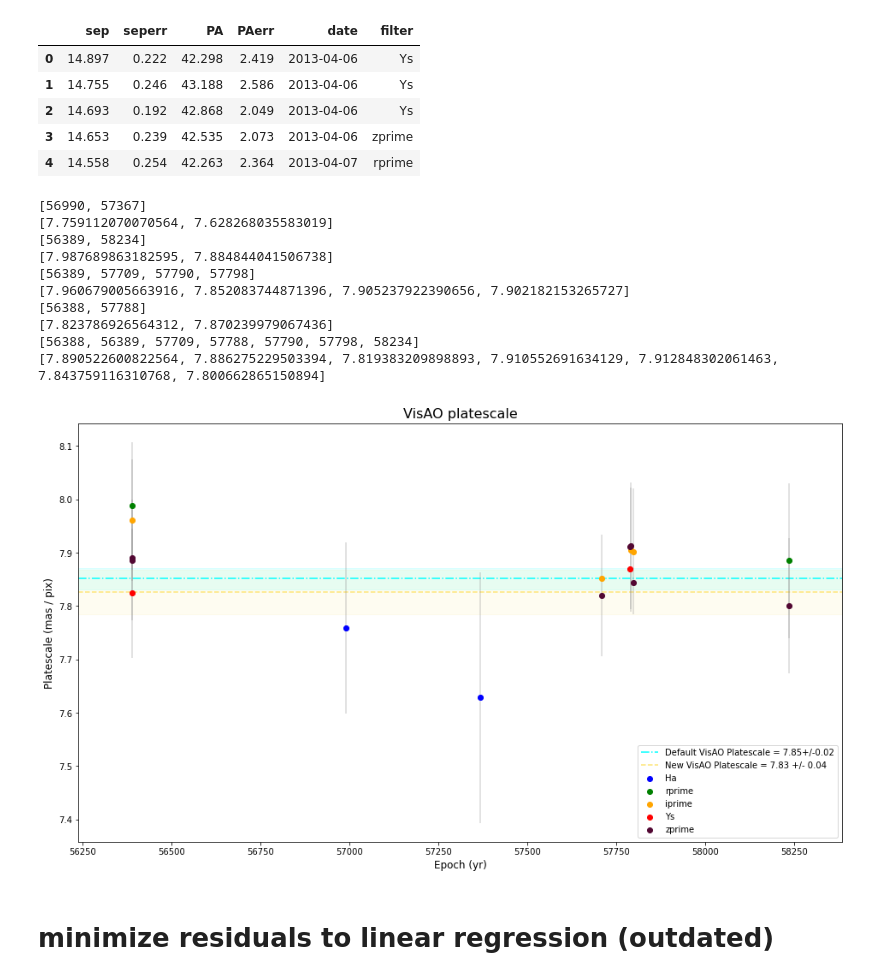
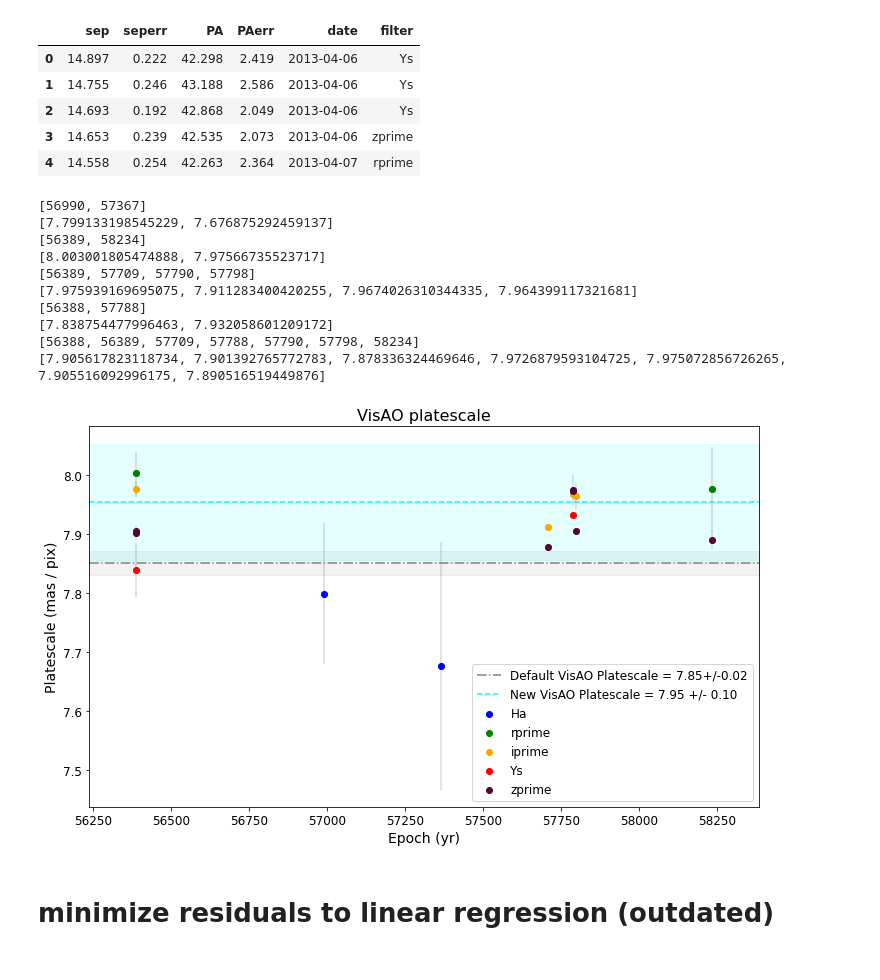
Before and after one commit to wbalmer/diskShapers, a Jupyter notebook: astroCalib/theta1ori_b2b3_orbitize.ipynb, the cells around one changed output. Drawn from its saved outputs; the diff is of its cells as text; code cells hidden in the pictures.

```diff
--- a/astroCalib/theta1ori_b2b3_orbitize.ipynb
+++ b/astroCalib/theta1ori_b2b3_orbitize.ipynb
@@ -73,7 +83,7 @@ my_driver.sampler.results.save_results(hdf5_filename)
 # Load Prev
 # %%
 # load in saved hdf5 result
-hdf5_filename = 'my_posterior.hdf5'#'b2b3_post_updateErr2.hdf5'
+hdf5_filename = 'b2b3_post_updateErr2.hdf5'
 from orbitize import results
 loaded_results = results.Results() # Create blank results object for loading
 loaded_results.load_results(hdf5_filename)
@@ -220,8 +231,8 @@ inc = data[:, 2]
 aop = data[:, 3]
 pan = data[:, 4]
 tau = data[:, 5]
-mtot = 5.5
-plx = 2.41
-ra, dec, vz = orbitize.kepler.calc_orbit(JDs, sma, ecc, inc, aop, pan, tau, plx, mtot, tau_ref_epoch=loaded_results.tau_ref_epoch)
+plxs = data[:, 6]
+mtots = data[:, 7]
+ra, dec, vz = orbitize.kepler.calc_orbit(JDs, sma, ecc, inc, aop, pan, tau, plxs, mtots, tau_ref_epoch=loaded_results.tau_ref_epoch)
 # %%
 # center of orbit distribution
@@ -361,21 +382,21 @@ for i in [best_pa_off[0][0]]:
     plt.figure(figsize=(9,6))
     plt.errorbar(epochs_yr_nirc, nircast['pa'], yerr=nircast['pa_err'], linestyle='None', marker='o', color='#520833', markersize=3, label='NIRC2')
     label = r'VisAO Corrected by $-'+str(round(best_pa_off[0][0],3))+'\pm'+str(round(best_pa_off[0][2],3))+'^\circ$'
-    plt.errorbar(epochs_yr, visP_new, yerr=visPe_new, linestyle='None', marker='x', color='#ff6c40', label=label)
+    plt.errorbar(epochs_yr, visP_new, yerr=visPe_new, linestyle='None', marker='x', color='#c72a40', label=label)
     plt.plot(x_fit, y_fit, color='#c72a40')
     plt.title('Best fit to minimized residual offset')
     plt.legend()
     plt.xlabel('Epoch')
     plt.ylabel(r'PA ($^\circ$)')
-    plt.savefig('quick_min_resid_fit.png')
+    plt.savefig('quick_min_resid_fit.png', dpi=300)
     plt.show()
     #
     plt.figure()
-    plt.errorbar(x=kekP, y=visP_new, xerr=kekPe, yerr=visPe_new, ls='none', color='#ff6c40')
-    plt.plot([221,229],[221,229], label=r'$y=x$', color='#c72a40')
+    plt.errorbar(x=kekP, y=visP_new, xerr=kekPe, yerr=visPe_new, ls='none', color='#c72a40')
+    plt.plot([221,229],[221,229], label=r'$y=x$', color='#c72a40', alpha=0.5)
     plt.title('NIRC2/orbitize! vs Corrected VisAO B2-B3 PA')
     plt.legend()
     plt.xlabel(r'NIRC2/orbitize! PA ($^\circ$)')
     plt.ylabel(r'Corrected VisAO PA ($^\circ$)')
-    plt.savefig('visao_pa_compare_corrected.png', dpi=200)
+    plt.savefig('visao_pa_compare_corrected.png', dpi=300)
 # %% [output]
@@ -402,14 +423,14 @@ outtable.to_clipboard()
 # %%
 outtable['pa_newdef'] = outtable['pa']-best_pa_off[:,0][0]
 
-newplate = np.average(outtable['platescale'], weights=outtable['plateweight']) # from google sheet
-newplate_err = 1/np.sqrt(np.sum(outtable['plateweight'])) # weighted is 0.0378315558, which seems like underestimation
+newplate = np.average(outtable['platescale'], weights=outtable['plateweight'])
+newplate_err = np.std(outtable['platescale'])#1/np.sqrt(np.sum(outtable['plateweight']))
 print('new platescale is: '+str(newplate)+'+/-'+str(newplate_err))
 newpa = -best_pa_off[0][0]
 newpaerr = round(best_pa_off[0][2],3)
 print('new pa-off is: '+str(newpa)+'+/-'+str(newpaerr))
 
-outtable['sep_newdef'] = outtable['sep']*7.94
+outtable['sep_newdef'] = outtable['sep']*newplate
 outtable['pa_err_newdef'] = np.sqrt(((outtable['pa_err'])**2)+((best_fit_err)**2))
-outtable['sep_err_newdef'] = outtable['sep_newdef']*np.sqrt(((outtable['sep_err']/outtable['sep'])**2)+((0.11/7.94)**2))
+outtable['sep_err_newdef'] = outtable['sep_newdef']*np.sqrt(((outtable['sep_err']/outtable['sep'])**2)+((newplate_err/newplate)**2))
 # %% [output]
@@ -728,7 +760,7 @@ for night in outtable['epoch']:
 from astropy.time import Time
 colors = ['blue', 'green', 'orange', 'red', '#520833']
 c = 0
-plt.figure(figsize=(16,9))
+plt.figure(figsize=(12,7))
 for wavel in filtdict.keys():
     filt = filtdict[wavel]
     clor = colors[c]
@@ -738,45 +770,45 @@ for wavel in filtdict.keys():
     platescalelisterr = []
     nights = []
     for night in filt.keys():
         expvals = expdict[night]
         vals = filt[night]
         sep = vals[0]
         seperr = vals[1]
         nights.append(night)
         platescale = expvals['sep']/sep
         platescalelist.append(platescale.to_list()[0])
         platescale_err = platescale*np.sqrt(((seperr/sep)**2)+((expvals['seperr']/expvals['sep'])**2))
         platescalelisterr.append(platescale_err.to_list()[0])
     print(nights)
     print(platescalelist)
     plt.errorbar(nights, platescalelist, yerr=platescalelisterr, color=clor, ecolor='grey', linestyle='', fmt='o', alpha=0.3, zorder=2)
     plt.scatter(nights, platescalelist, color=clor, label=filtname, zorder=3)
 
 x0, x1 = outtable['epoch'][0]-150, outtable['epoch'][8]+150
 xar = np.array([x0,x1])
-plt.fill_between(xar, np.zeros_like(xar)+7.8513-0.02, np.zeros_like(xar)+7.8513+0.02, color='#00FFFF', alpha=0.1, zorder=0)
-plt.plot(xar, np.zeros_like(xar)+7.8513, label='Default VisAO Platescale = 7.85+/-0.02', linestyle='dashdot', color='#00FFFF', zorder=1)
-newplatelabl = 'New VisAO Platescale = '+str(round(newplate,2))+' +/- '+str(round(newplate_err,2))
-plt.fill_between(xar, np.zeros_like(xar)+newplate-newplate_err, np.zeros_like(xar)+newplate+newplate_err, color='#fde577', alpha=0.1, zorder=0)
-plt.plot(xar, np.zeros_like(xar)+newplate, label=newplatelabl, linestyle='dashed', color='#fde577', zorder=1)
+plt.fill_between(xar, np.zeros_like(xar)+7.8513-0.02, np.zeros_like(xar)+7.8513+0.02, color='grey', alpha=0.1, zorder=0)
+plt.plot(xar, np.zeros_like(xar)+7.8513, label='Default VisAO Platescale = 7.85+/-0.02', linestyle='dashdot', color='grey', zorder=1)
+newplatelabl = 'New VisAO Platescale = '+str(round(newplate,2))+' +/- '+str(round(newplate_err,2))+'0'
+plt.fill_between(xar, np.zeros_like(xar)+newplate-newplate_err, np.zeros_like(xar)+newplate+newplate_err, color='#00FFFF', alpha=0.1, zorder=0)
+plt.plot(xar, np.zeros_like(xar)+newplate, label=newplatelabl, linestyle='dashed', color='#00FFFF', zorder=1)
 plt.legend(loc='lower right')
 plt.xlim(x0, x1)
 plt.title('VisAO platescale')
 plt.xlabel('Epoch (yr)')
 plt.ylabel('Platescale (mas / pix)')
-plt.savefig('platescale_across epoch.png')
+plt.savefig('platescale_across epoch.png', dpi=300)
 # %% [output]
 [56990, 57367]
-[7.759112070070564, 7.628268035583019]
+[7.799133198545229, 7.676875292459137]
 [56389, 58234]
-[7.987689863182595, 7.884844041506738]
+[8.003001805474888, 7.97566735523717]
 [56389, 57709, 57790, 57798]
-[7.960679005663916, 7.852083744871396, 7.905237922390656, 7.902182153265727]
+[7.975939169695075, 7.911283400420255, 7.9674026310344335, 7.964399117321681]
 [56388, 57788]
-[7.823786926564312, 7.870239979067436]
+[7.838754477996463, 7.932058601209172]
 [56388, 56389, 57709, 57788, 57790, 57798, 58234]
-[7.890522600822564, 7.886275229503394, 7.819383209898893, 7.910552691634129, 7.912848302061463, 7.843759116310768, 7.800662865150894]
+[7.905617823118734, 7.901392765772783, 7.878336324469646, 7.9726879593104725, 7.975072856726265, 7.905516092996175, 7.890516519449876]
-[figure, old version]
+[figure, new version]
 # %% [markdown]
 # minimize residuals to linear regression (outdated)
 # %%
```
Also changed, not shown: parts of 21 cells of this notebook, 21 other files.
